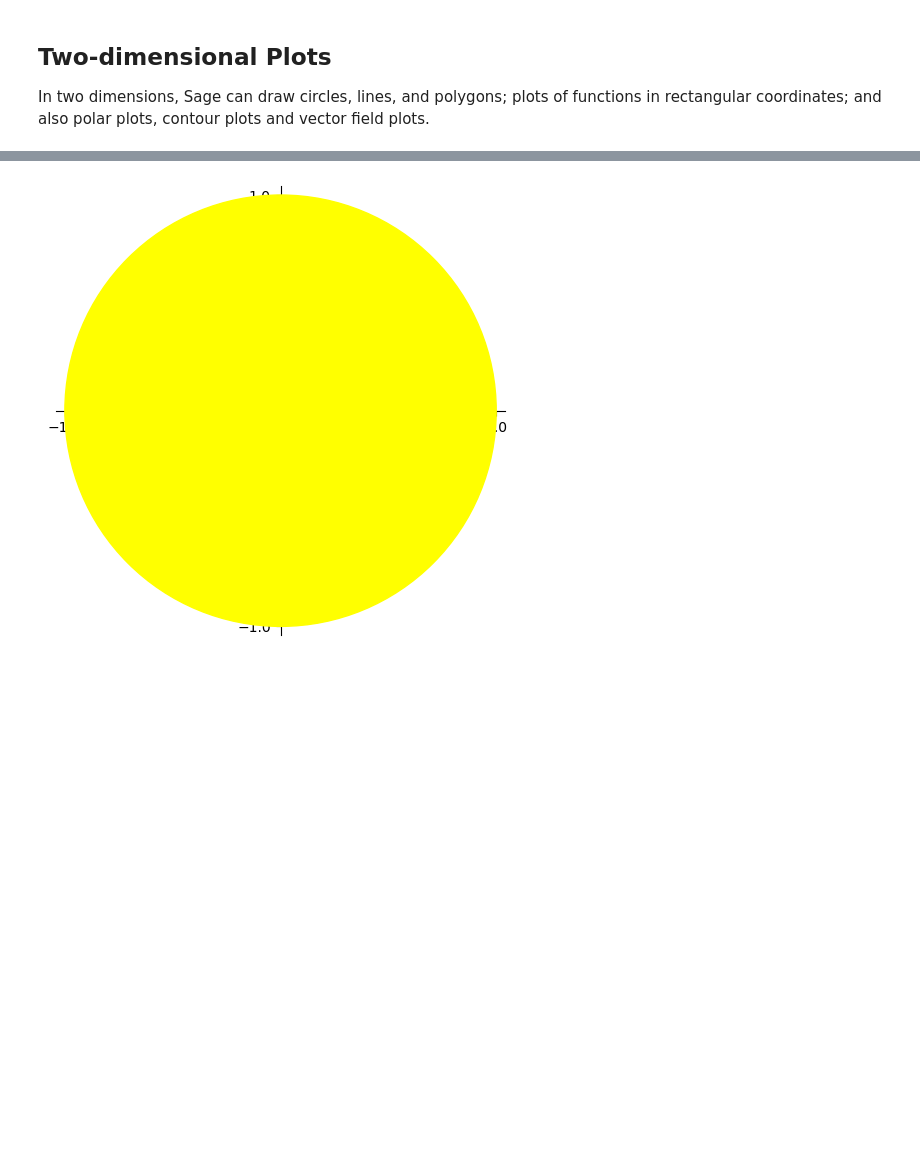
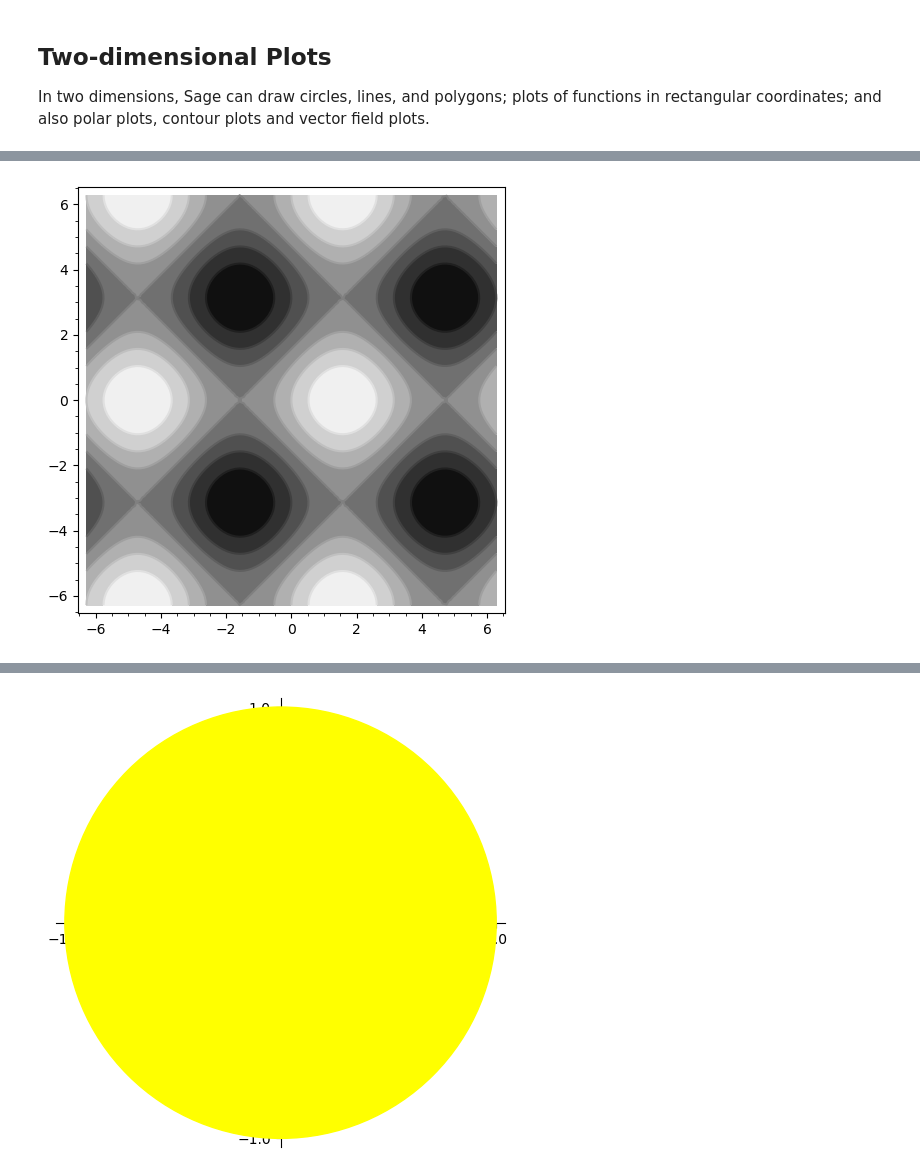
Before and after one commit to jiahaoxiang2000/MATH, a Jupyter notebook: sage/Plotting.ipynb, the cells around one changed output, grey strips where cells are left out. Drawn from its saved outputs; the diff is of its cells as text; code cells hidden in the pictures; blank space fills up the shorter version.

```diff
--- a/sage/Plotting.ipynb
+++ b/sage/Plotting.ipynb
@@ -6,0 +69,13 @@ In two dimensions, Sage can draw circles, lines, and polygons; plots of function
+# %%
+# contour plot
+from sage.all import contour_plot, sin, cos
+
+x, y = var("x y")
+
+# Define the function to plot
+f = sin(x) + cos(y)
+
+# Create the contour plot
+contour_plot(f, (x, -2 * pi, 2 * pi), (y, -2 * pi, 2 * pi)).show()
+# %% [output]
+[figure, added]
```
Also changed, not shown: parts of 6 cells of this notebook.
